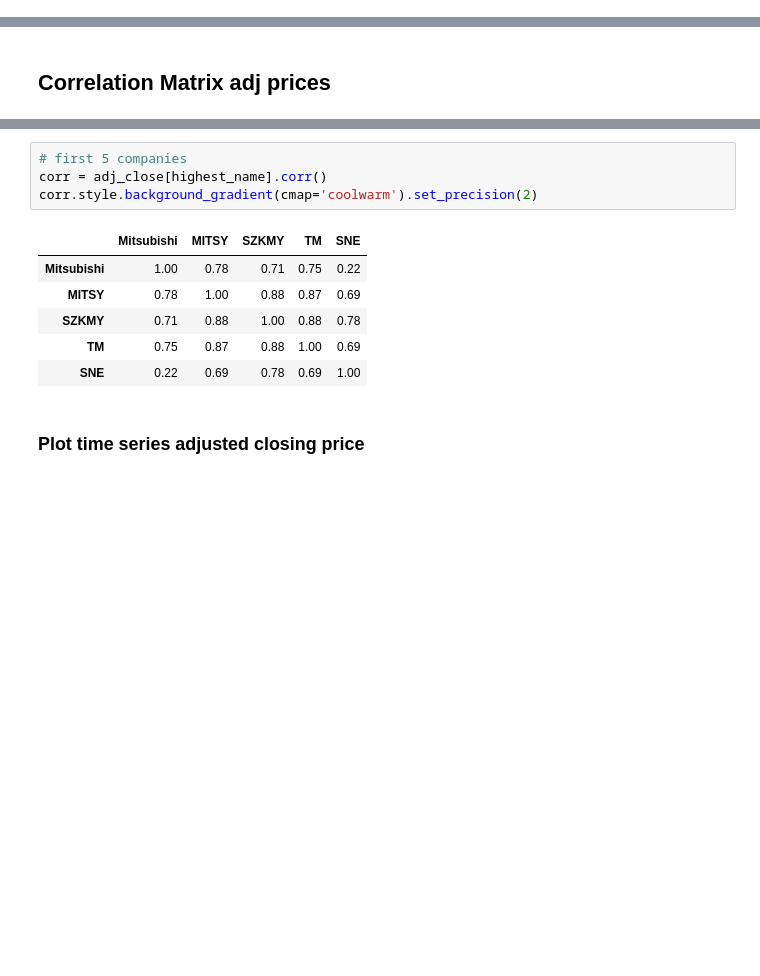
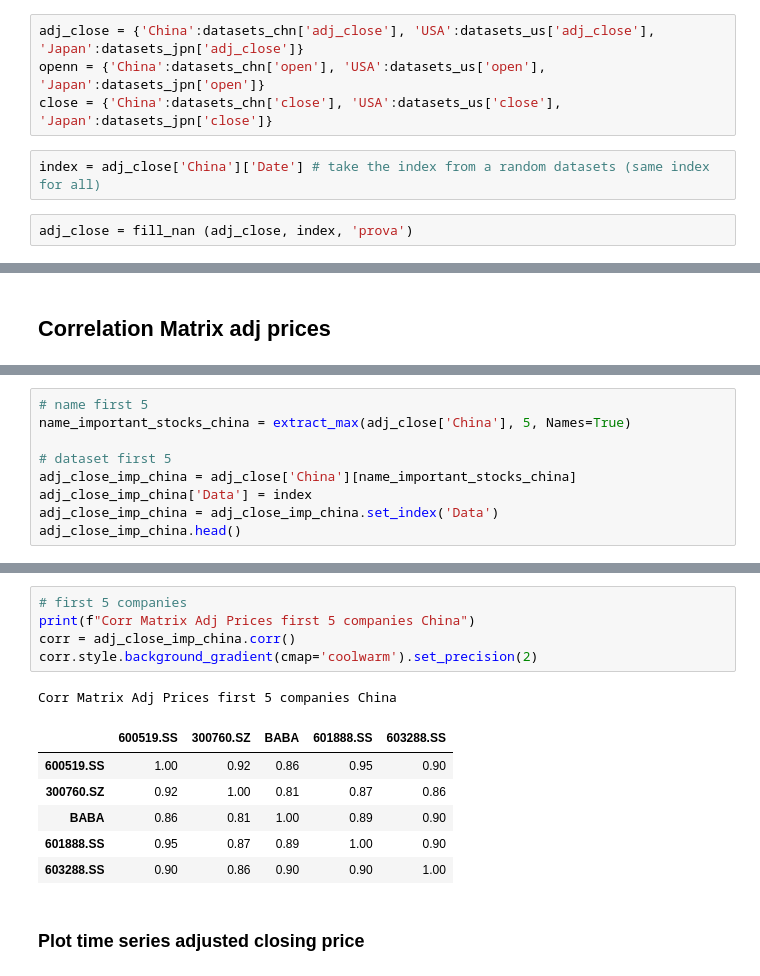
Before and after one commit to anitamezzetti/covid_impact_stocks_volatility, a Jupyter notebook: stock_price_japan_EDA.ipynb, the cells around one changed output, grey strips where cells are left out. Cells and saved outputs as stored; diff of their text form; blank space fills up the shorter version.

```diff
--- a/stock_price_japan_EDA.ipynb
+++ b/stock_price_japan_EDA.ipynb
@@ -133,0 +40,8 @@ After the filling of first/last values, in the dataset there are 0 NaNs values
+# %%
+adj_close = {'China':datasets_chn['adj_close'], 'USA':datasets_us['adj_close'], 'Japan':datasets_jpn['adj_close']}
+openn = {'China':datasets_chn['open'], 'USA':datasets_us['open'], 'Japan':datasets_jpn['open']}
+close = {'China':datasets_chn['close'], 'USA':datasets_us['close'], 'Japan':datasets_jpn['close']}
+# %%
+index = adj_close['China']['Date'] # take the index from a random datasets (same index for all)
+# %%
+adj_close = fill_nan (adj_close, index, 'prova')
@@ -171,0 +87,9 @@ Index(['Mitsubishi', 'MITSY', 'SZKMY', 'TM', 'SNE'], dtype='object')
+# %%
+# name first 5
+name_important_stocks_china = extract_max(adj_close['China'], 5, Names=True)
+
+# dataset first 5
+adj_close_imp_china = adj_close['China'][name_important_stocks_china]
+adj_close_imp_china['Data'] = index
+adj_close_imp_china = adj_close_imp_china.set_index('Data')
+adj_close_imp_china.head()
@@ -172,13 +104,15 @@ Index(['Mitsubishi', 'MITSY', 'SZKMY', 'TM', 'SNE'], dtype='object')
 # %%
 # first 5 companies
-corr = adj_close[highest_name].corr()
+print(f"Corr Matrix Adj Prices first 5 companies China")
+corr = adj_close_imp_china.corr()
 corr.style.background_gradient(cmap='coolwarm').set_precision(2)
 # %% [output]
+Corr Matrix Adj Prices first 5 companies China
-|  | Mitsubishi | MITSY | SZKMY | TM | SNE |
-| Mitsubishi | 1.00 | 0.78 | 0.71 | 0.75 | 0.22 |
-| MITSY | 0.78 | 1.00 | 0.88 | 0.87 | 0.69 |
-| SZKMY | 0.71 | 0.88 | 1.00 | 0.88 | 0.78 |
-| TM | 0.75 | 0.87 | 0.88 | 1.00 | 0.69 |
-| SNE | 0.22 | 0.69 | 0.78 | 0.69 | 1.00 |
+|  | 600519.SS | 300760.SZ | BABA | 601888.SS | 603288.SS |
+| 600519.SS | 1.00 | 0.92 | 0.86 | 0.95 | 0.90 |
+| 300760.SZ | 0.92 | 1.00 | 0.81 | 0.87 | 0.86 |
+| BABA | 0.86 | 0.81 | 1.00 | 0.89 | 0.90 |
+| 601888.SS | 0.95 | 0.87 | 0.89 | 1.00 | 0.90 |
+| 603288.SS | 0.90 | 0.86 | 0.90 | 0.90 | 1.00 |
 # %% [markdown]
 ### Plot time series adjusted closing price
```
Also changed, not shown: parts of 70 cells of this notebook, 24 other files.
